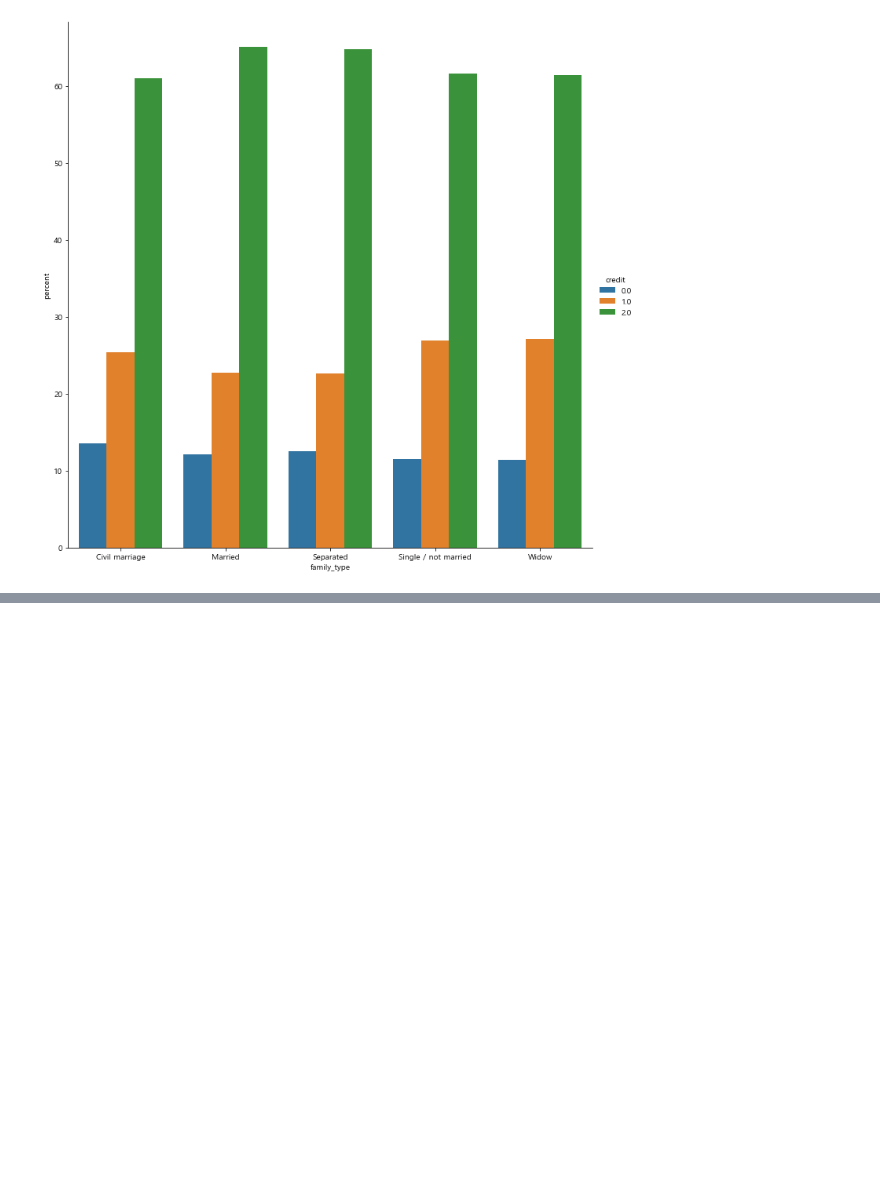
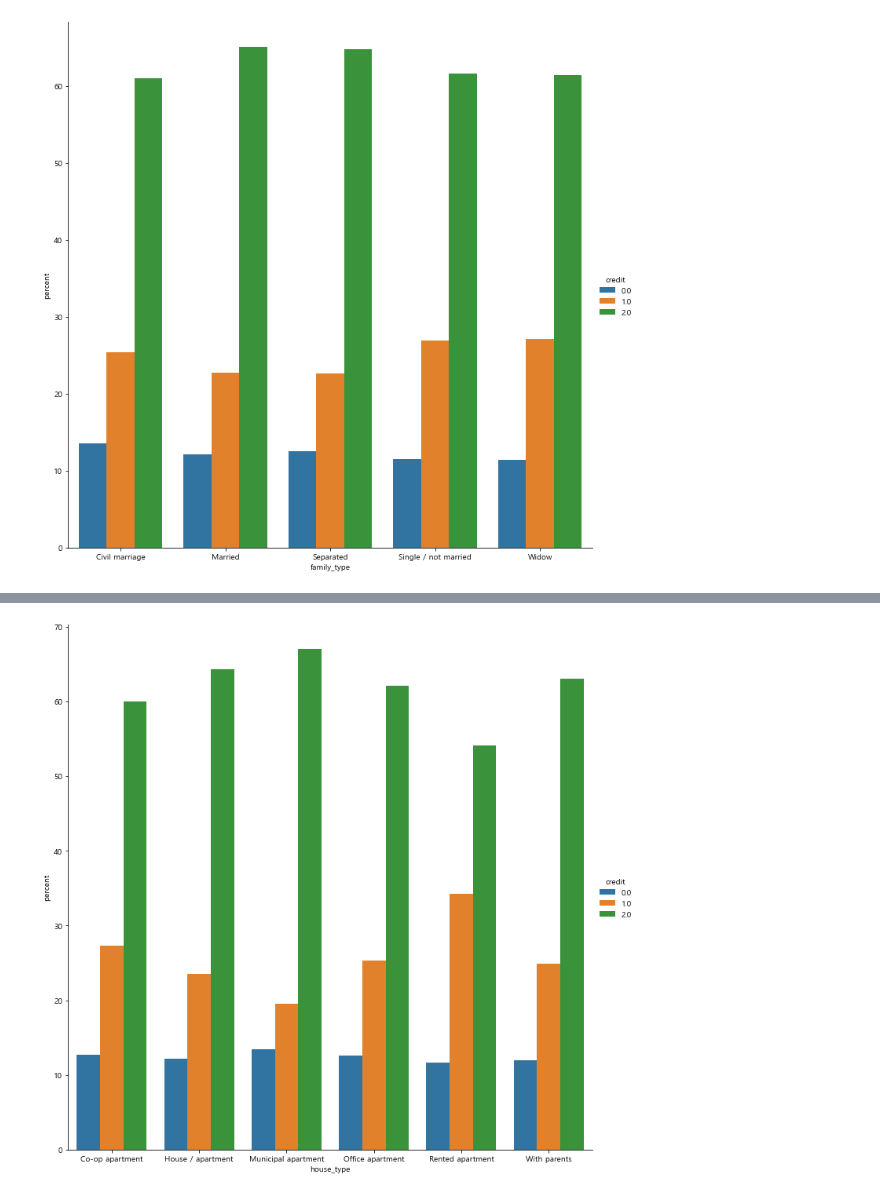
Before and after one commit to kwjinwoo/DCC, a Jupyter notebook: structure data/task2/jinwoo/EDA.ipynb, the cells around one changed output, grey strips where cells are left out. Cells and saved outputs as stored; diff of their text form; code cells hidden in the pictures; blank space fills up the shorter version.

```diff
--- a/structure data/task2/jinwoo/EDA.ipynb
+++ b/structure data/task2/jinwoo/EDA.ipynb
@@ -270,0 +278,8 @@ df = (train.groupby('family_type')['credit'].value_counts(normalize=True)
+# %%
+df = (train.groupby('house_type')['credit'].value_counts(normalize=True)
+    .mul(100)
+    .rename('percent')
+    .reset_index()
+    .pipe((sns.catplot,'data'), x='house_type', y='percent',hue='credit',kind='bar', height=10 , aspect =1))
+# %% [output]
+[figure, added]
```
Also changed, not shown: parts of 24 cells of this notebook.
